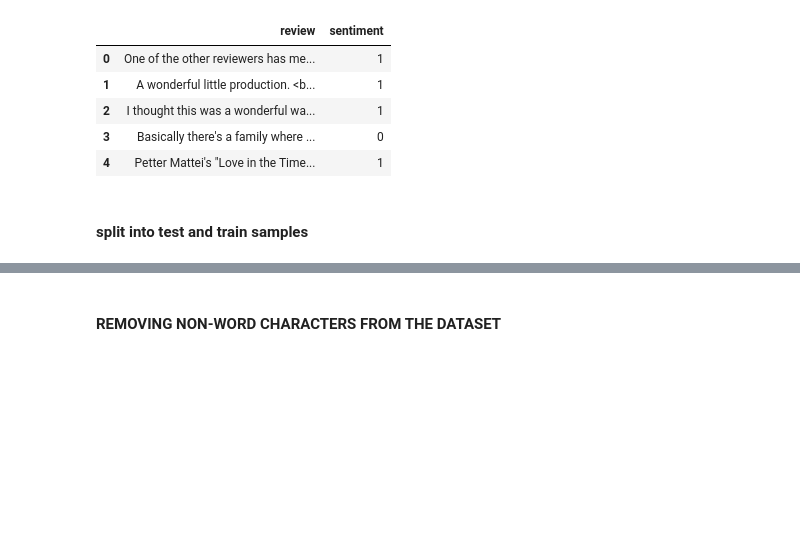
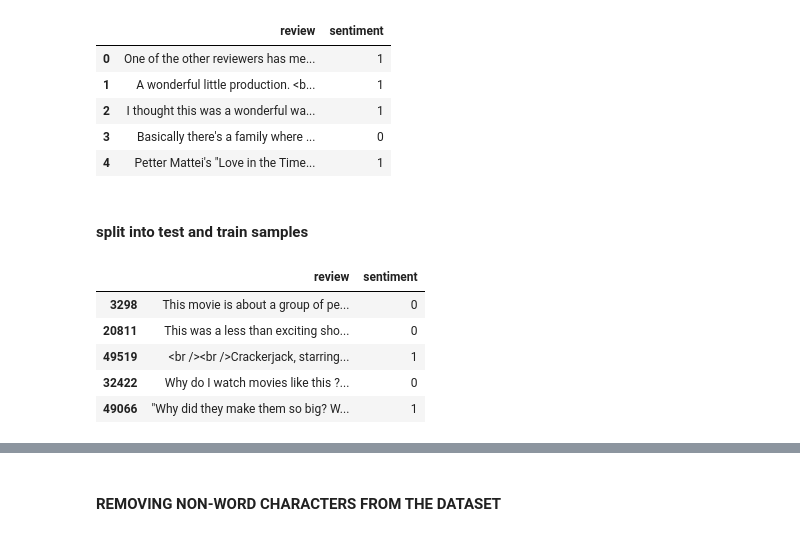
Before and after one commit to PriyaShrinithi/Movie-Reviews, a Jupyter notebook: Sentiment Analysis using Movie Reviews.ipynb, the cells around one changed output, grey strips where cells are left out. Saved outputs shown, nothing was run; the diff lists cells and outputs as text; code cells hidden in the pictures; blank space fills up the shorter version.

```diff
--- a/Sentiment Analysis using Movie Reviews.ipynb
+++ b/Sentiment Analysis using Movie Reviews.ipynb
@@ -111,3 +113,14 @@ dataframe.head()
 | 4 | Petter Mattei's "Love in the Time... | 1 |
 # %% [markdown]
 #### split into test and train samples
+# %%
+train, test = train_test_split(dataframe, test_size = 0.3, random_state = 156, shuffle=True)
+# %%
+train.head()
+# %% [output]
+|  | review | sentiment |
+| 3298 | This movie is about a group of pe... | 0 |
+| 20811 | This was a less than exciting sho... | 0 |
+| 49519 | <br /><br />Crackerjack, starring... | 1 |
+| 32422 | Why do I watch movies like this ?... | 0 |
+| 49066 | "Why did they make them so big? W... | 1 |
```
Also changed, not shown: parts of 28 cells of this notebook.
